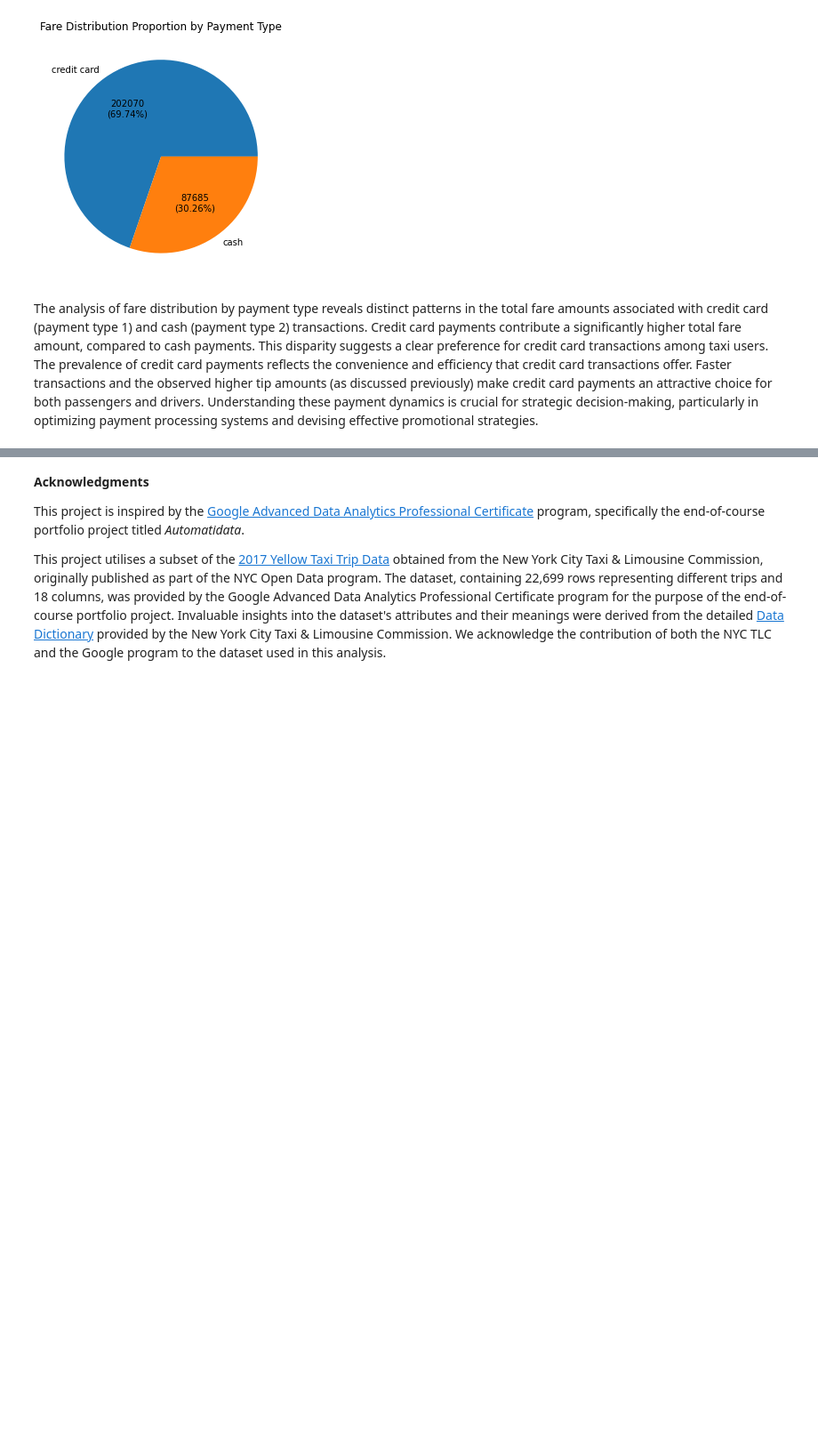
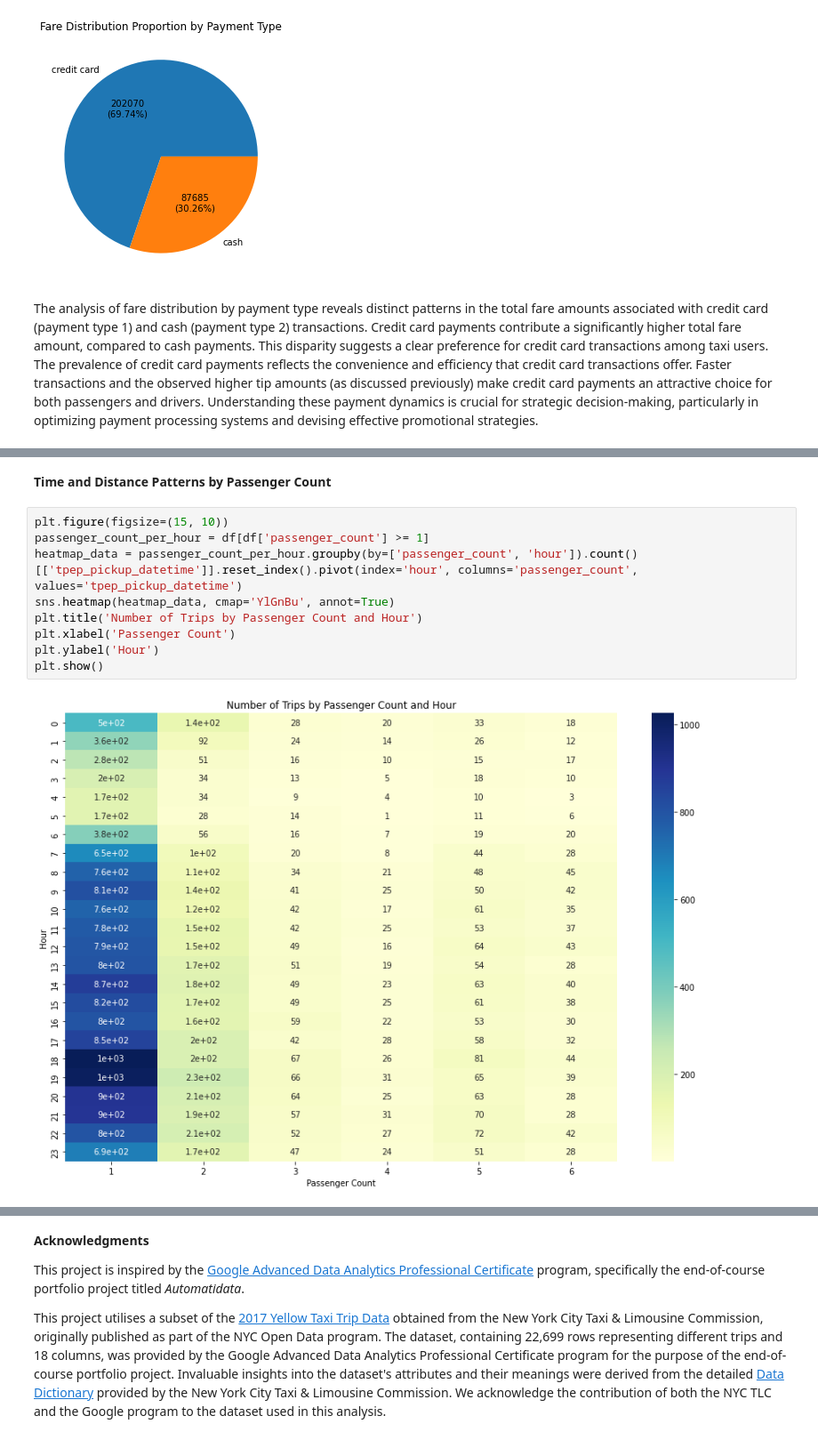
Before and after one commit to sssunri/farecast_NYC-TLC_estimation, a Jupyter notebook: fare_estimation.ipynb, the cells around one changed output, grey strips where cells are left out. Shown at 89% size. Saved outputs shown, nothing was run; the diff lists cells and outputs as text; blank space fills up the shorter version.

Commit message:
add exploratory data analysis

```diff
--- a/fare_estimation.ipynb
+++ b/fare_estimation.ipynb
@@ -826,0 +773,13 @@ Analyzing the total revenue by month sheds light on the financial trends in taxi
+# %% [markdown]
+**Time and Distance Patterns by Passenger Count**
+# %%
+plt.figure(figsize=(15, 10))
+passenger_count_per_hour = df[df['passenger_count'] >= 1]
+heatmap_data = passenger_count_per_hour.groupby(by=['passenger_count', 'hour']).count()[['tpep_pickup_datetime']].reset_index().pivot(index='hour', columns='passenger_count', values='tpep_pickup_datetime')
+sns.heatmap(heatmap_data, cmap='YlGnBu', annot=True)
+plt.title('Number of Trips by Passenger Count and Hour')
+plt.xlabel('Passenger Count')
+plt.ylabel('Hour')
+plt.show()
+# %% [output]
+[figure, added]
```
Also changed, not shown: parts of 125 cells of this notebook.
